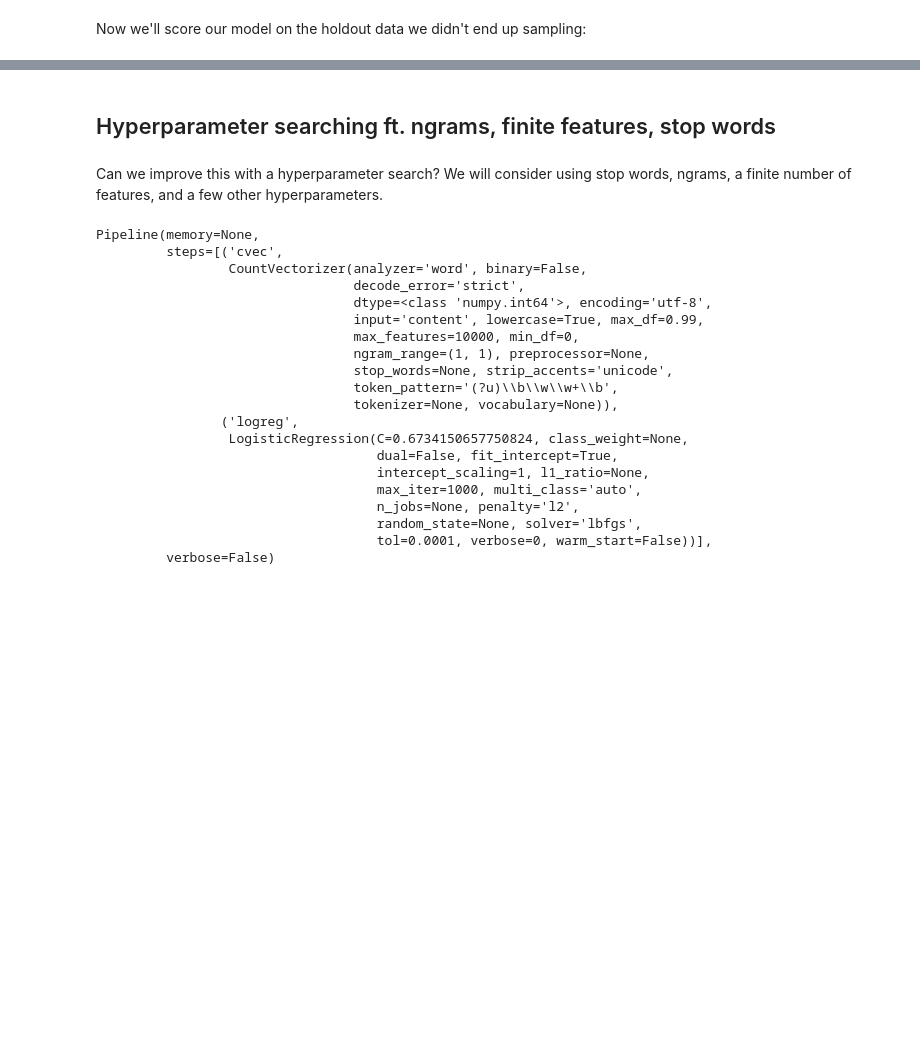
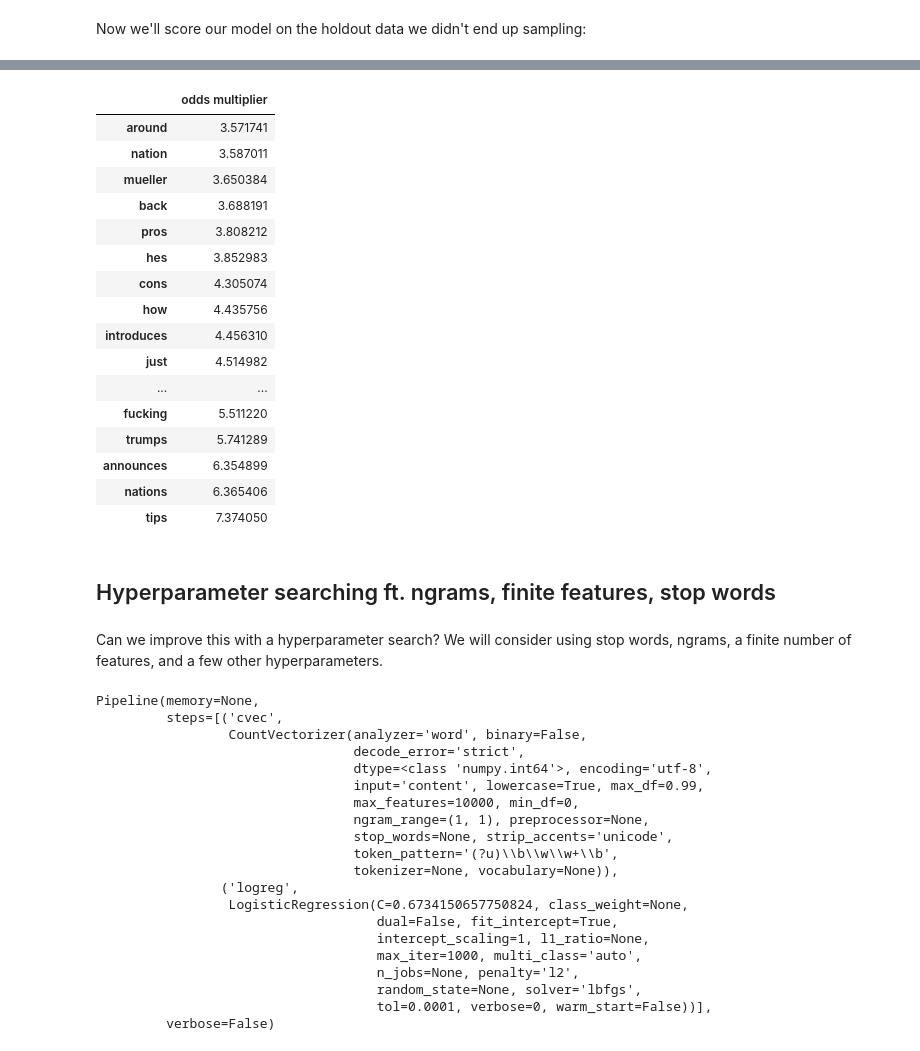
Before and after one commit to nicholasjin/theonion_vs_nottheonion, a Jupyter notebook: 02_CountVectorizer_Models.ipynb, the cells around one changed output, grey strips where cells are left out. Saved outputs shown, nothing was run; the diff lists cells and outputs as text; code cells hidden in the pictures; blank space fills up the shorter version.

```diff
--- a/02_CountVectorizer_Models.ipynb
+++ b/02_CountVectorizer_Models.ipynb
@@ -221,3 +256,23 @@ pipe.score(nottheonion_holdout["title"], nottheonion_holdout["is_onion"])
+# %%
+pd.DataFrame(np.exp(pipe[1].coef_[0]), index=pipe[0].get_feature_names(), columns=["odds multiplier"]).sort_values("odds multiplier").tail(20)
+# %% [output]
+|  | odds multiplier |
+| around | 3.571741 |
+| nation | 3.587011 |
+| mueller | 3.650384 |
+| back | 3.688191 |
+| pros | 3.808212 |
+| hes | 3.852983 |
+| cons | 4.305074 |
+| how | 4.435756 |
+| introduces | 4.456310 |
+| just | 4.514982 |
+| ... | ... |
+| fucking | 5.511220 |
+| trumps | 5.741289 |
+| announces | 6.354899 |
+| nations | 6.365406 |
+| tips | 7.374050 |
 # %% [markdown]
 ## Hyperparameter searching ft. ngrams, finite features, stop words
 # %% [markdown]
```
Also changed, not shown: parts of 13 cells of this notebook, 6 other files.
